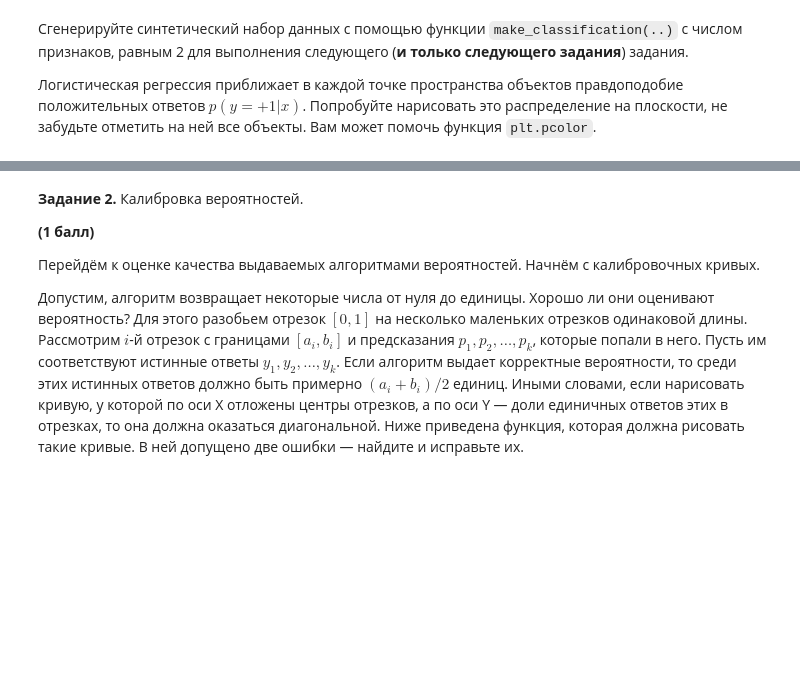
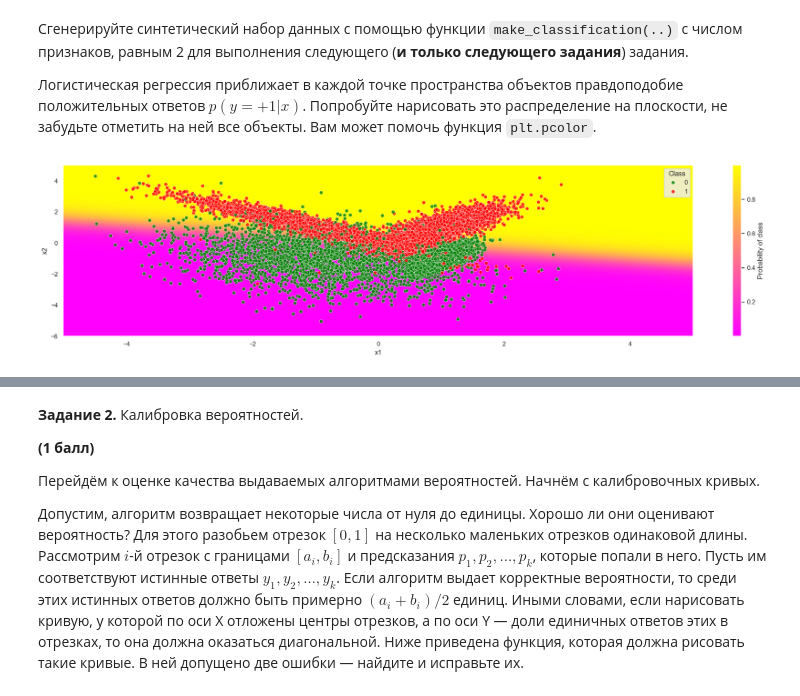
Before and after one commit to saaprikins/nes_ml_course_homeworks, a Jupyter notebook: homework_practice_4.ipynb, the cells around one changed output, grey strips where cells are left out. Saved outputs shown, nothing was run; the diff lists cells and outputs as text; code cells hidden in the pictures; blank space fills up the shorter version.

```diff
--- a/homework_practice_4.ipynb
+++ b/homework_practice_4.ipynb
@@ -203,0 +202,22 @@ plt.show()
+# %%
+#your code here
+X, y = make_classification(n_samples=10000, n_features=2, n_informative=2, n_redundant=0, random_state=42)
+lr_model = LogisticRegression(C=gscv_lr.best_params_["log_regression__C"])
+lr_model.fit(X, y);
+# %%
+# we want a dense grid to build probabilities on dots
+n_dots = int(10e2)
+grid_x, grid_y = np.meshgrid(np.linspace(-5, 5, n_dots), np.linspace(-6, 5, n_dots))
+grid_probs = lr_model.predict_proba(np.column_stack((grid_x.ravel(), grid_y.ravel())))[:, 1]
+# %%
+fig = plt.figure(figsize=(20, 5))
+pc = plt.pcolormesh(grid_x, grid_y, grid_probs.reshape(n_dots, n_dots), cmap="spring", shading="auto")
+sns.scatterplot(x=X[:,0], y=X[:,1], hue=y, palette=["green", "red"], alpha=0.8)
+plt.xlabel("x1")
+plt.ylabel("x2")
+plt.legend(loc="upper right", title="Class")
+plt.colorbar(pc, label="Probability of class")
+plt.tight_layout()
+plt.show()
+# %% [output]
+[figure, added]
```
Also changed, not shown: parts of 3 cells of this notebook.
